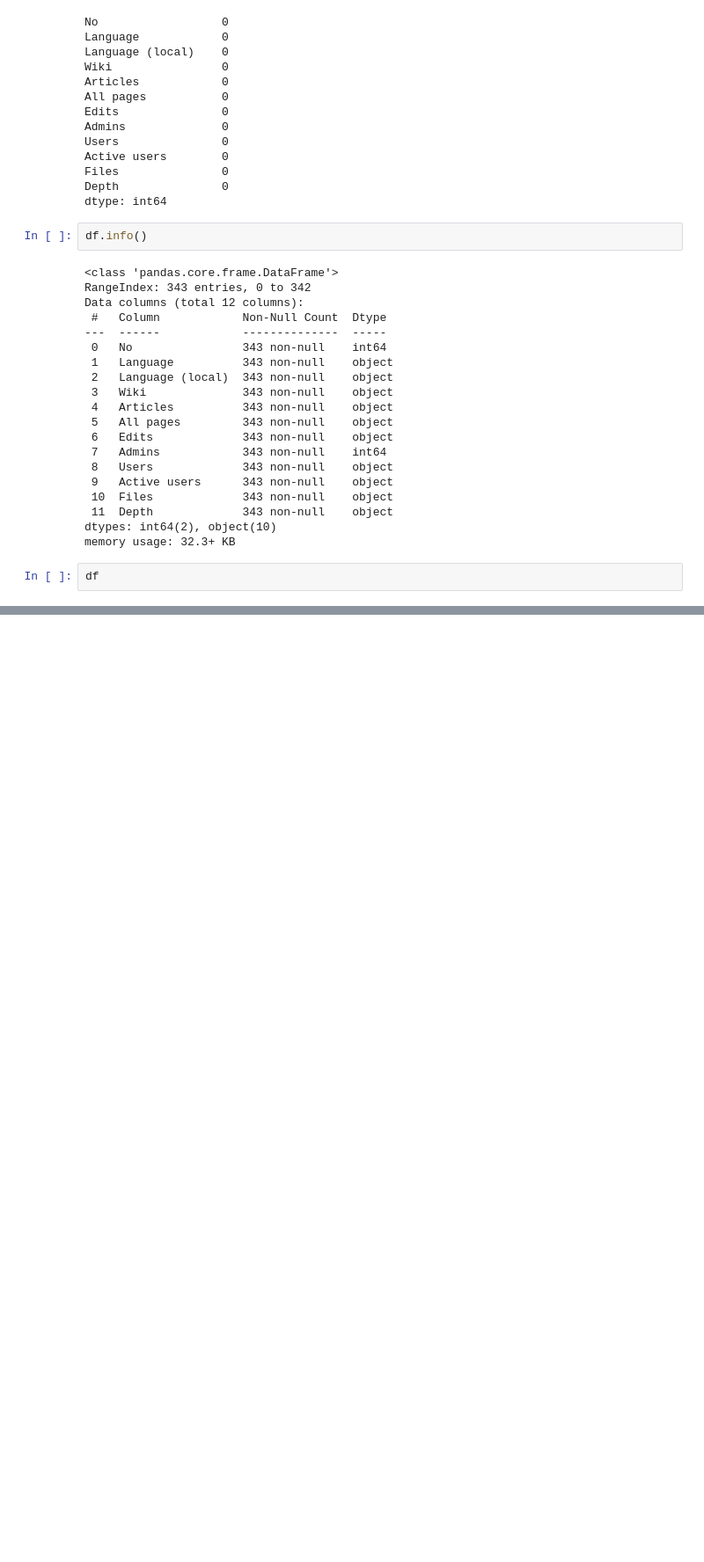
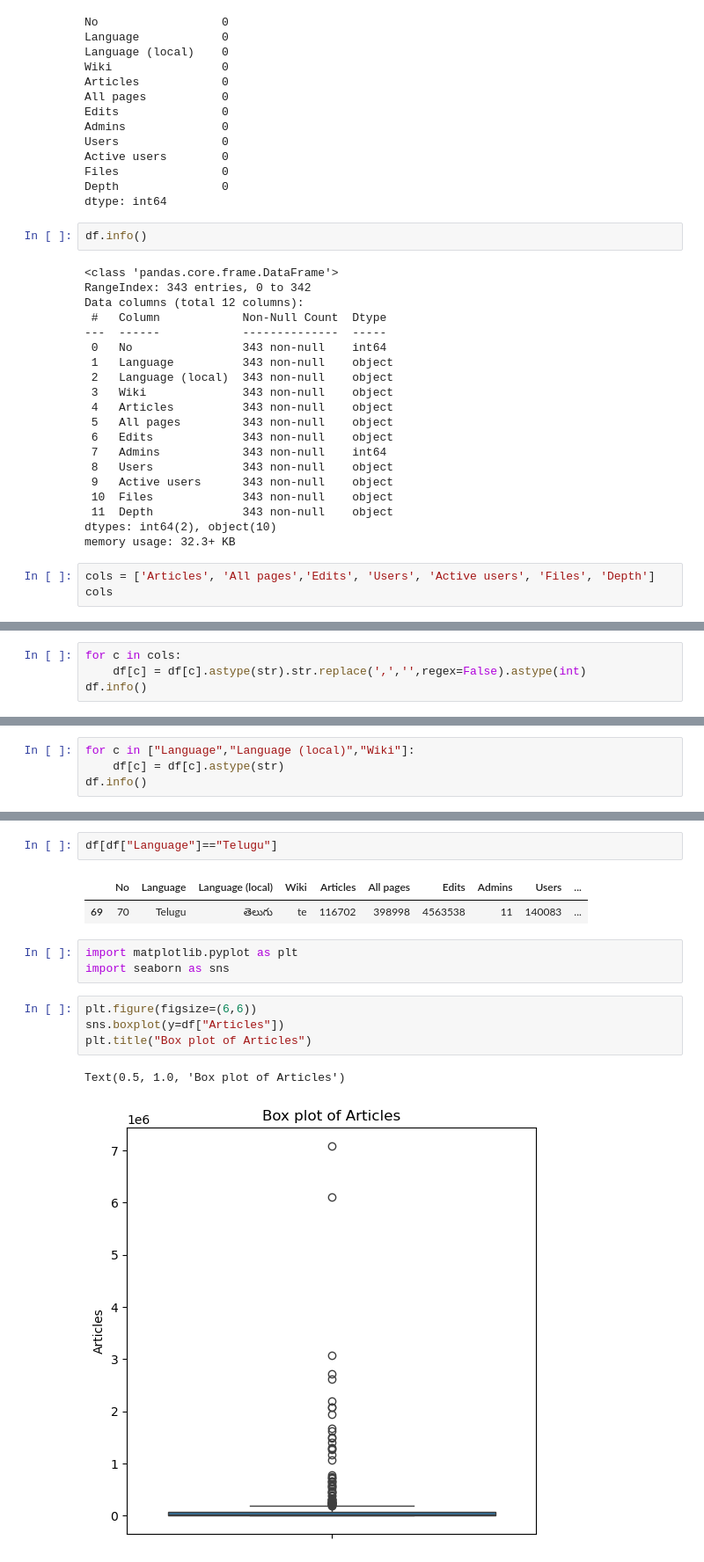
Before and after one commit to mvardhan2003/Wikipedia-Data-Analysis, a Jupyter notebook: Eda_on_wikipedias.ipynb, the cells around one changed output, grey strips where cells are left out. Shown at 88% size. Drawn from its saved outputs; the diff is of its cells as text; blank space fills up the shorter version.

```diff
--- a/Eda_on_wikipedias.ipynb
+++ b/Eda_on_wikipedias.ipynb
@@ -70,5 +70,6 @@ Data columns (total 12 columns):
 dtypes: int64(2), object(10)
 memory usage: 32.3+ KB
 # %%
-df
+cols = ['Articles', 'All pages','Edits', 'Users', 'Active users', 'Files', 'Depth']
+cols
 # %% [output]
@@ -87,0 +77,4 @@ df
+# %%
+for c in cols:
+    df[c] = df[c].astype(str).str.replace(',','',regex=False).astype(int)
+df.info()
@@ -87,0 +107,4 @@ df
+# %%
+for c in ["Language","Language (local)","Wiki"]:
+    df[c] = df[c].astype(str)
+df.info()
@@ -87,0 +206,15 @@ df
+# %%
+df[df["Language"]=="Telugu"]
+# %% [output]
+|  | No | Language | Language (local) | Wiki | Articles | All pages | Edits | Admins | Users | ... |
+| 69 | 70 | Telugu | తెలుగు | te | 116702 | 398998 | 4563538 | 11 | 140083 | ... |
+# %%
+import matplotlib.pyplot as plt
+import seaborn as sns
+# %%
+plt.figure(figsize=(6,6))
+sns.boxplot(y=df["Articles"])
+plt.title("Box plot of Articles")
+# %% [output]
+Text(0.5, 1.0, 'Box plot of Articles')
+[figure, added]
```
Also changed, not shown: parts of 16 cells of this notebook.
